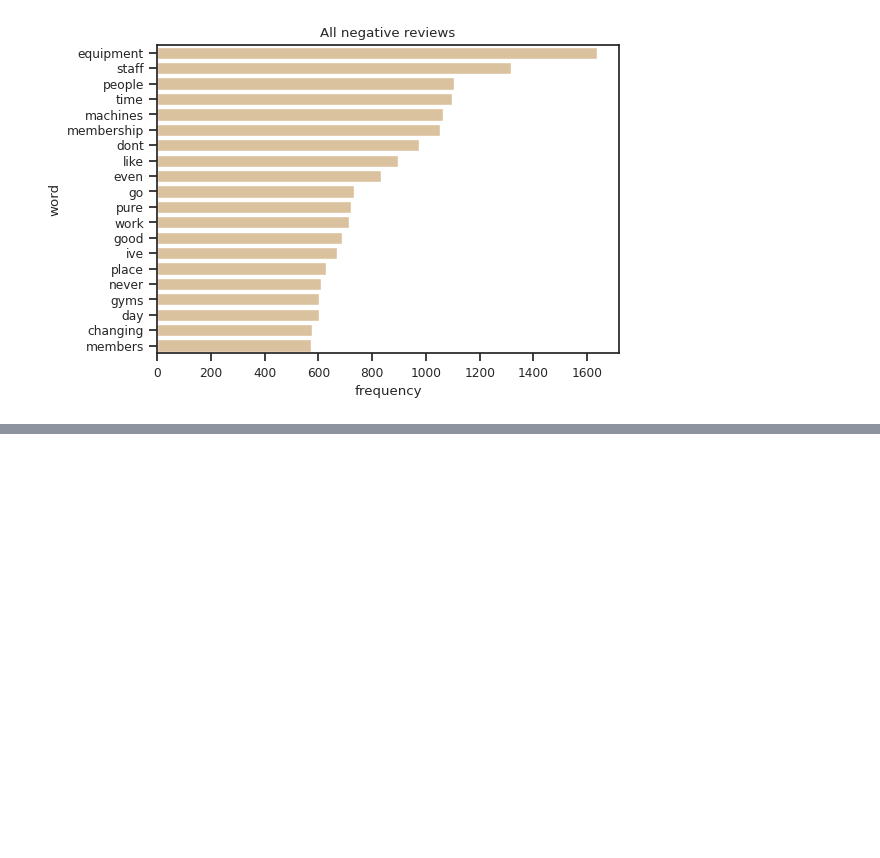
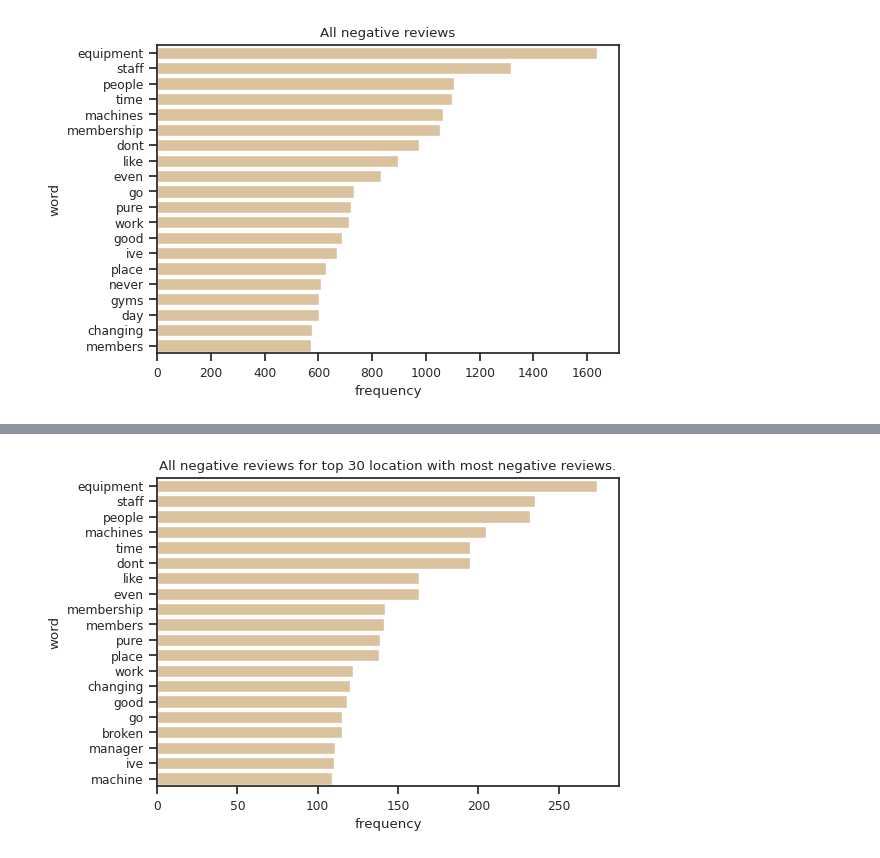
Before and after one commit to dyarparvar/NLP-and-Topic-Modelling-of-Customer-Reviews, a Jupyter notebook: Yarparvar_Darya_CAM_DS_C301_Topic_project_4_1.ipynb, the cells around one changed output, grey strips where cells are left out. Drawn from its saved outputs; the diff is of its cells as text; code cells hidden in the pictures; blank space fills up the shorter version.

```diff
--- a/Yarparvar_Darya_CAM_DS_C301_Topic_project_4_1.ipynb
+++ b/Yarparvar_Darya_CAM_DS_C301_Topic_project_4_1.ipynb
@@ -1369,0 +1866,3 @@ plt.axis("off")
+# %%
+processed_data_neg_toploc = processed_data_neg[processed_data_neg["location_name"].isin(toploc)]
+processed_data_neg_toploc.head()
@@ -1369,0 +1876,20 @@ plt.axis("off")
+# %%
+neg_tokens_toploc = [token for tokens in processed_data_neg_toploc["filtered_tokens"] for token in tokens]
+# %%
+fdist_neg_toploc = FreqDist(neg_tokens_toploc)
+# %%
+most_common_neg_toploc = pd.DataFrame(fdist_neg_toploc.most_common(most_common_n),
+                               columns=["token", "frequency"])
+# %%
+plt.figure(figsize=(6, 4))
+
+# # Plot a histogram for each feature
+sns.barplot(data=most_common_neg_toploc, y="token", x="frequency", color=palette_set2[6])
+
+plt.title("All negative reviews for top 30 location with most negative reviews.")
+plt.ylabel("word")
+
+plt.tight_layout()
+plt.show()
+# %% [output]
+[figure, added]
```
Also changed, not shown: parts of 127 cells of this notebook.
